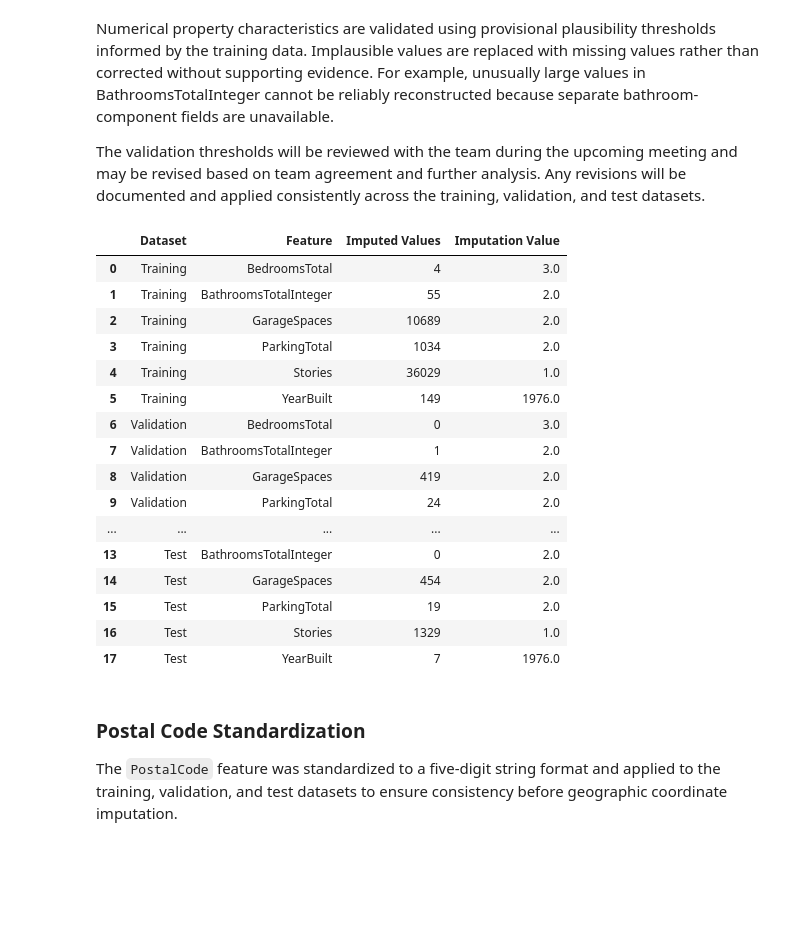
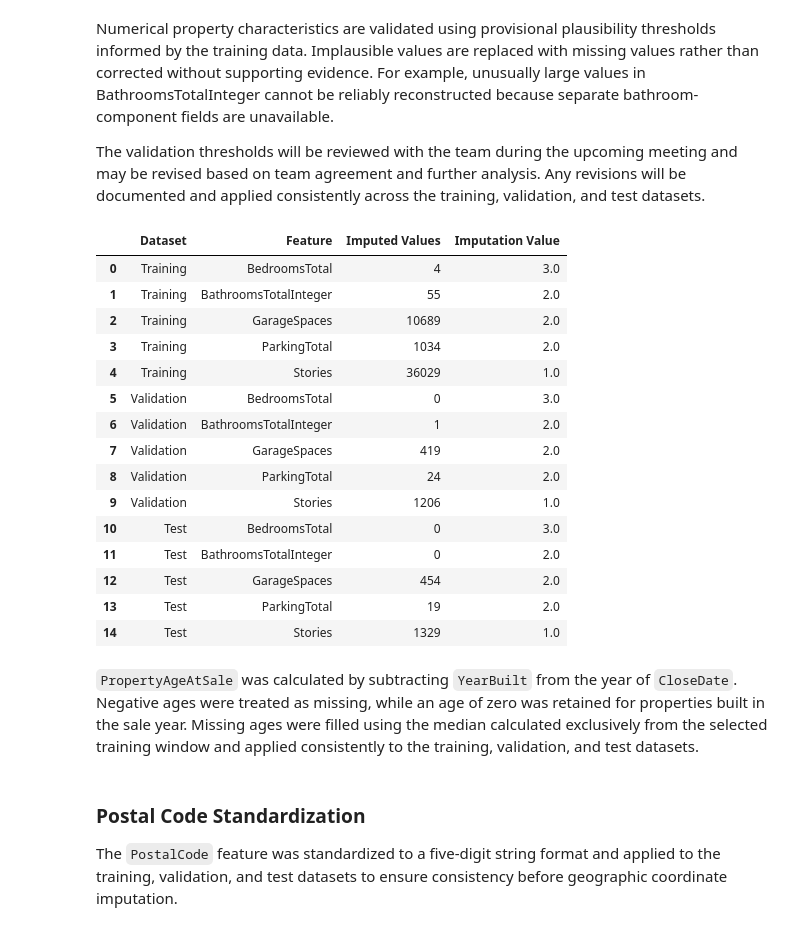
Before and after one commit to Jehad142/IDX-Exchange-Data-Science, a Jupyter notebook: notebooks/02_preprocessing.ipynb, the cells around one changed output. Cells and saved outputs as stored; diff of their text form; code cells hidden in the pictures; blank space fills up the shorter version.

Commit message:
Update binary featrues approach and add PropertyAgeAtSale column per team review

```diff
--- a/notebooks/02_preprocessing.ipynb
+++ b/notebooks/02_preprocessing.ipynb
@@ -217,7 +217,7 @@ feature_columns = ["AttachedGarageYN", "BasementYN", "BathroomsTotalInteger", "B
                "MiddleOrJuniorSchool", "HighSchool", "HighSchoolDistrict", "MiddleOrJuniorSchoolDistrict"]
 
 target_column = ["ClosePrice"]
-tracking_column = ["SourceMonth"]
+tracking_column = ["SourceMonth", "CloseDate"]
 
 key_columns = feature_columns + target_column + tracking_column
 # %%
@@ -281,7 +281,7 @@ def filter_close_price(df, lower_threshold, upper_threshold):
     before = len(df)
 
     df = df[df["ClosePrice"].between(lower_threshold, upper_threshold)].copy()
-    log = log_removed_rows("ClosPrice outlier filtering", before, len(df))
+    log = log_removed_rows("ClosePrice outlier filtering", before, len(df))
 
     return df, log
 # %%
@@ -569,7 +569,7 @@ def clean_property_characteristics(df):
     df = df.copy()
 
     property_columns = ["BedroomsTotal", "BathroomsTotalInteger","GarageSpaces",
-    "ParkingTotal", "Stories", "YearBuilt"]
+    "ParkingTotal", "Stories"]
 
     # Convert property characteristics to numeric
     for column in property_columns:
@@ -595,12 +595,6 @@ def clean_property_characteristics(df):
         invalid_logs[column] = int(invalid.sum())
         df.loc[invalid, column] = np.nan
 
-    invalid_year = ((df["YearBuilt"] <= 0) |\
-                   (df["YearBuilt"] % 1 != 0))
-
-    invalid_logs["YearBuilt"] = int(invalid_year.sum())
-    df.loc[invalid_year, "YearBuilt"] = np.nan
-
     return df, invalid_logs
 # %%
 # Apply property characteristics validation to all datasets
@@ -610,46 +604,40 @@ clean_test_df, _ = clean_property_characteristics(clean_test_df)
 # %%
 mode_columns = ["BedroomsTotal", "BathroomsTotalInteger", "GarageSpaces",
                 "ParkingTotal", "Stories"]
 
 # Calculate imputation values from training only
 property_modes = clean_train_df[mode_columns].mode().iloc[0]
-year_built_median = round(clean_train_df["YearBuilt"].median())
 
 # Record and impute missing values
 imputation_logs = []
 
 for name, df in {"Training": clean_train_df, "Validation": clean_validation_df,
                  "Test": clean_test_df}.items():
 
     for col in mode_columns:
         missing_count = int(df[col].isna().sum())
         df[col] = df[col].fillna(property_modes[col])
 
         imputation_logs.append({"Dataset": name, "Feature": col,
                                 "Imputed Values": missing_count, "Imputation Value": property_modes[col]})
 
-    missing_count = int(df["YearBuilt"].isna().sum())
-    df["YearBuilt"] = df["YearBuilt"].fillna(year_built_median)
-
-    imputation_logs.append({"Dataset": name, "Feature": "YearBuilt",
-                            "Imputed Values": missing_count, "Imputation Value": year_built_median})
-
 display(pd.DataFrame(imputation_logs))
 # %% [output]
 |  | Dataset | Feature | Imputed Values | Imputation Value |
 | 0 | Training | BedroomsTotal | 4 | 3.0 |
 | 1 | Training | BathroomsTotalInteger | 55 | 2.0 |
 | 2 | Training | GarageSpaces | 10689 | 2.0 |
 | 3 | Training | ParkingTotal | 1034 | 2.0 |
 | 4 | Training | Stories | 36029 | 1.0 |
-| 5 | Training | YearBuilt | 149 | 1976.0 |
-| 6 | Validation | BedroomsTotal | 0 | 3.0 |
-| 7 | Validation | BathroomsTotalInteger | 1 | 2.0 |
-| 8 | Validation | GarageSpaces | 419 | 2.0 |
-| 9 | Validation | ParkingTotal | 24 | 2.0 |
-| ... | ... | ... | ... | ... |
-| 13 | Test | BathroomsTotalInteger | 0 | 2.0 |
-| 14 | Test | GarageSpaces | 454 | 2.0 |
-| 15 | Test | ParkingTotal | 19 | 2.0 |
-| 16 | Test | Stories | 1329 | 1.0 |
-| 17 | Test | YearBuilt | 7 | 1976.0 |
+| 5 | Validation | BedroomsTotal | 0 | 3.0 |
+| 6 | Validation | BathroomsTotalInteger | 1 | 2.0 |
+| 7 | Validation | GarageSpaces | 419 | 2.0 |
+| 8 | Validation | ParkingTotal | 24 | 2.0 |
+| 9 | Validation | Stories | 1206 | 1.0 |
+| 10 | Test | BedroomsTotal | 0 | 3.0 |
+| 11 | Test | BathroomsTotalInteger | 0 | 2.0 |
+| 12 | Test | GarageSpaces | 454 | 2.0 |
+| 13 | Test | ParkingTotal | 19 | 2.0 |
+| 14 | Test | Stories | 1329 | 1.0 |
+# %% [markdown]
+`PropertyAgeAtSale` was calculated by subtracting `YearBuilt` from the year of `CloseDate`. Negative ages were treated as missing, while an age of zero was retained for properties built in the sale year. Missing ages were filled using the median calculated exclusively from the selected training window and applied consistently to the training, validation, and test datasets.
```
Also changed, not shown: parts of 8 cells of this notebook.
